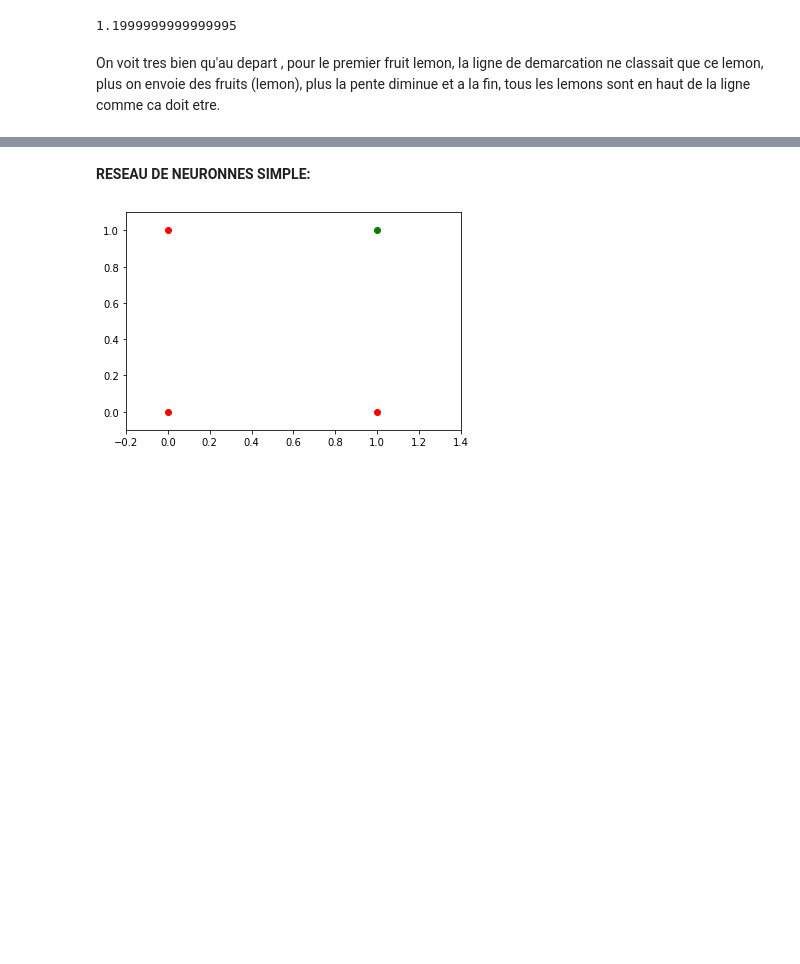
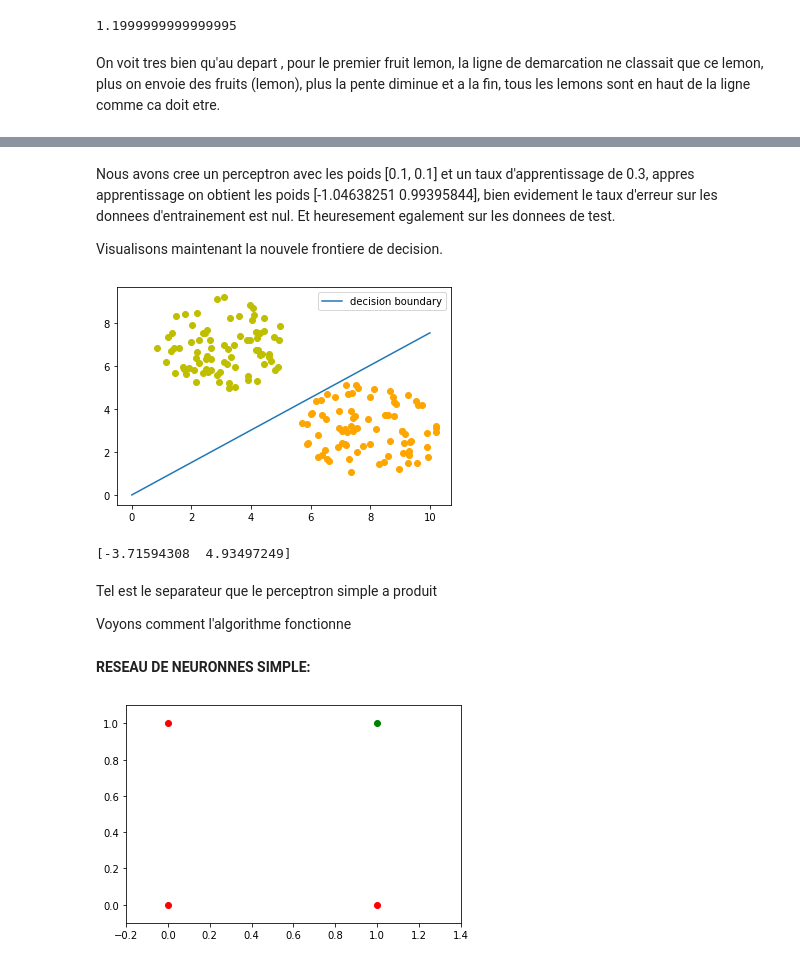
Before and after one commit to Volt-github24/Groupe-4-info-l3-datasciences-tutoriels, a Jupyter notebook: Reseaux_de_neurones_(6).ipynb, the cells around one changed output, grey strips where cells are left out. Cells and saved outputs as stored; diff of their text form; code cells hidden in the pictures; blank space fills up the shorter version.

```diff
--- a/Reseaux_de_neurones_(6).ipynb
+++ b/Reseaux_de_neurones_(6).ipynb
@@ -164,3 +353,38 @@ Jusqu'ici nous avons su comment separer les donnees lineairement en ajustant sys
+# %% [markdown]
+Nous avons cree un perceptron avec les poids [0.1, 0.1] et un taux d'apprentissage de 0.3, appres apprentissage on obtient les poids [-1.04638251  0.99395844], bien evidement le taux d'erreur sur les donnees d'entrainement est nul. Et heuresement egalement sur les donnees de test.
+
+Visualisons maintenant la nouvele frontiere de decision.
+# %%
+import matplotlib.pyplot as plt
+import numpy as np
+X = np.arange(0, 11)
+fig, ax = plt.subplots()
+
+lemons = [train_data[i] for i in range(len(train_data)) if train_labels[i] == 1]
+lemons_x, lemons_y = zip(*lemons) # on recopie les fruits par classe (d'abord les classes 1)
+
+oranges = [train_data[i] for i in range(len(train_data)) if train_labels[i] == 0]
+oranges_x, oranges_y = zip(*oranges) # on recopie les fruits par classe (ensuite les classes 2)
+
+# visualisation
+ax.scatter(oranges_x, oranges_y, c="orange")
+ax.scatter(lemons_x, lemons_y, c="y")
+
+# maintenant  on trace juste une droite connaisant sa pente, ayant les valeurs des poids.
+w1 = p.weights[0]
+w2 = p.weights[1]
+m = -w1 / w2
+ax.plot(X, m * X, label="decision boundary")
+ax.legend()
+plt.show()
+print(p.weights)
+# %% [output]
+[figure, added]
+[-3.71594308  4.93497249]
+# %% [markdown]
+Tel est le separateur que le perceptron simple a produit
+
+Voyons comment l'algorithme fonctionne
 # %% [markdown]
  **RESEAU DE NEURONNES SIMPLE:**
 # %%
```
Also changed, not shown: parts of 103 cells of this notebook.
